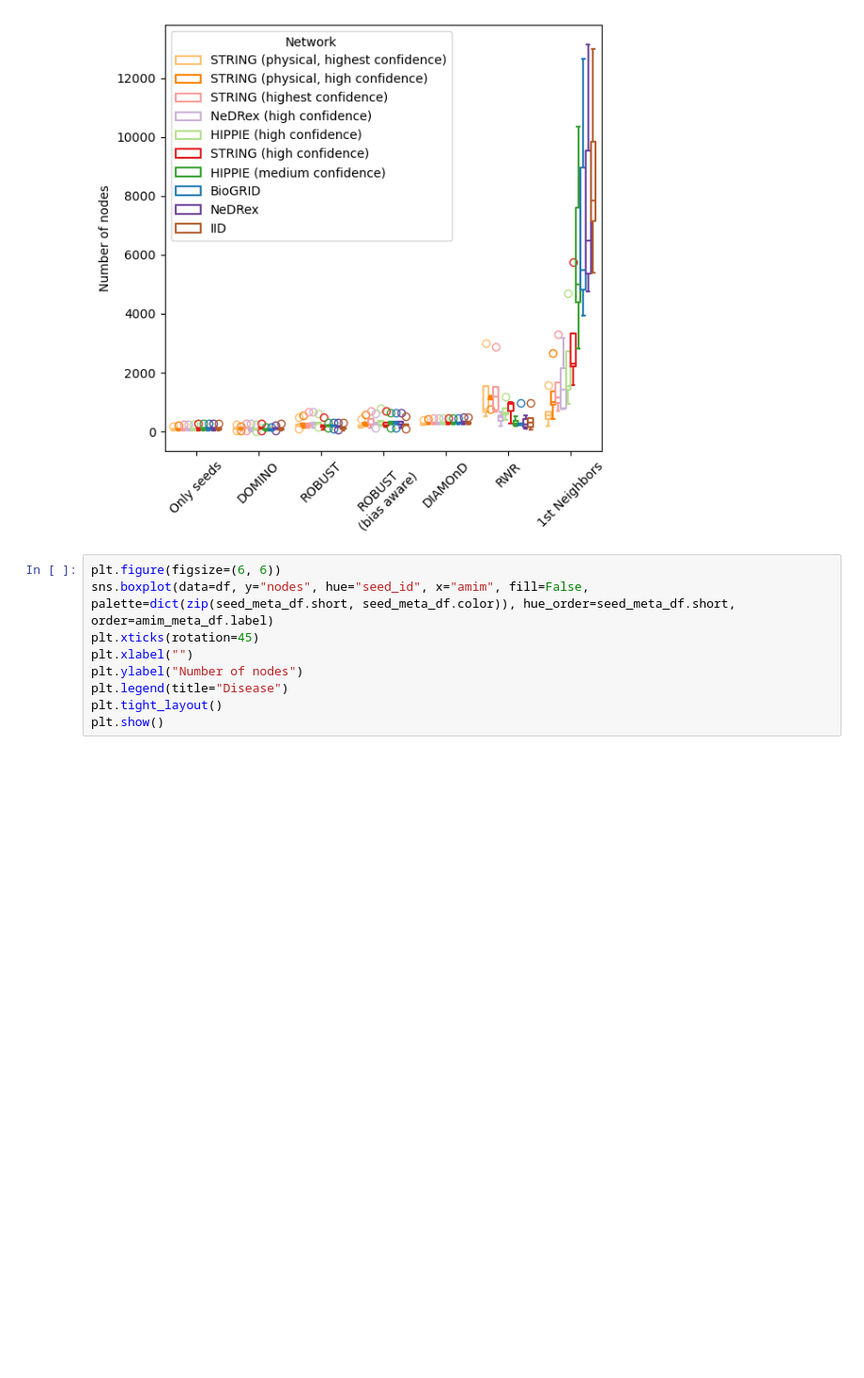
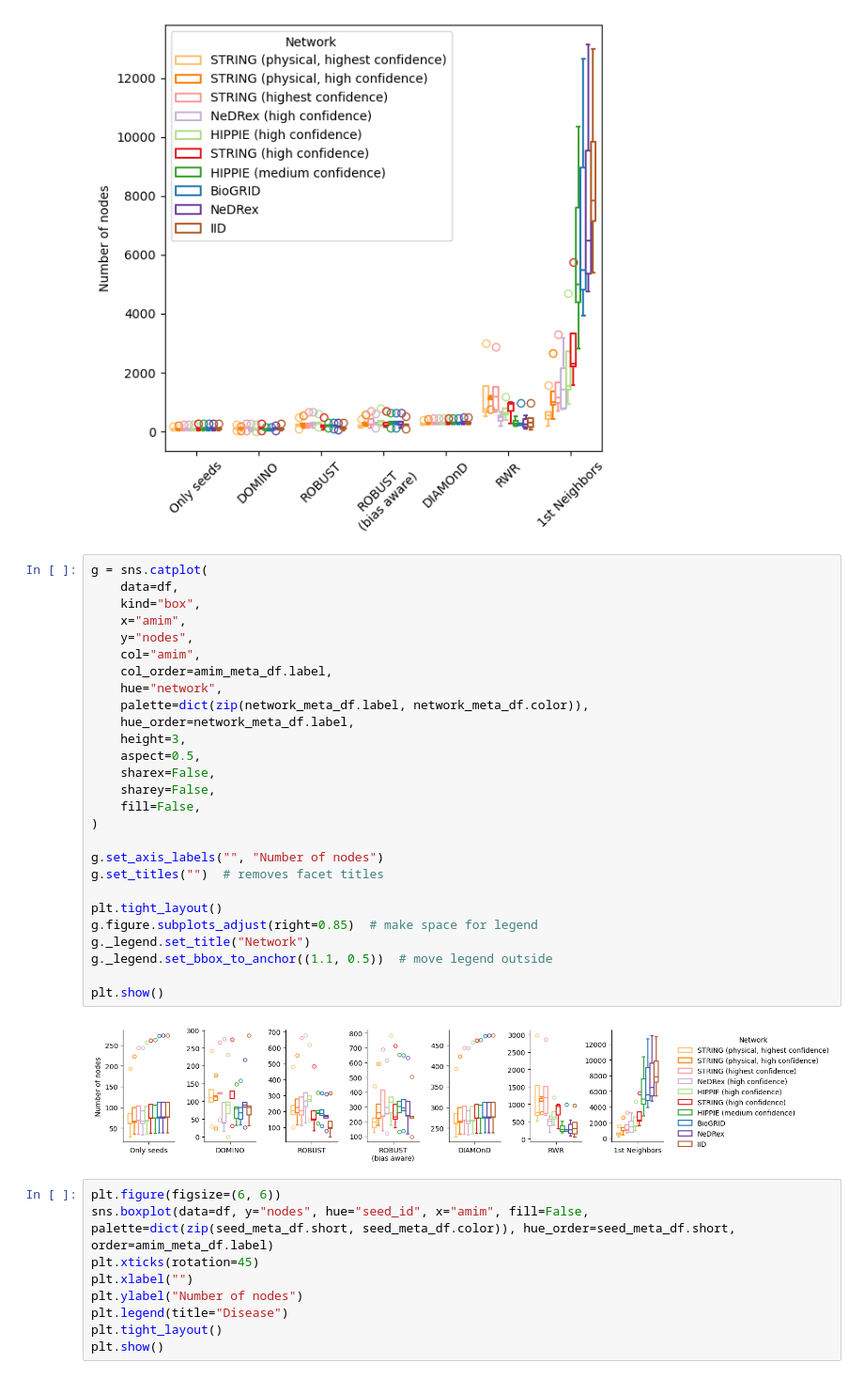
Before and after one commit to REPO4EU/modulediscovery_demonstration, a Jupyter notebook: src/04_visualize_module_topology.ipynb, the cells around one changed output. Shown at 94% size. Saved outputs shown, nothing was run; the diff lists cells and outputs as text; blank space fills up the shorter version.

```diff
--- a/src/04_visualize_module_topology.ipynb
+++ b/src/04_visualize_module_topology.ipynb
@@ -56,6 +107,35 @@ plt.tight_layout()
 plt.show()
 # %% [output]
 [figure]
+# %%
+g = sns.catplot(
+    data=df,
+    kind="box",
+    x="amim",
+    y="nodes",
+    col="amim",
+    col_order=amim_meta_df.label,
+    hue="network",
+    palette=dict(zip(network_meta_df.label, network_meta_df.color)),
+    hue_order=network_meta_df.label,
+    height=3,
+    aspect=0.5,
+    sharex=False,
+    sharey=False,
+    fill=False,
+)
+
+g.set_axis_labels("", "Number of nodes")
+g.set_titles("")  # removes facet titles
+
+plt.tight_layout()
+g.figure.subplots_adjust(right=0.85)  # make space for legend
+g._legend.set_title("Network")
+g._legend.set_bbox_to_anchor((1.1, 0.5))  # move legend outside
+
+plt.show()
+# %% [output]
+[figure, added]
 # %%
 plt.figure(figsize=(6, 6))
 sns.boxplot(data=df, y="nodes", hue="seed_id", x="amim", fill=False, palette=dict(zip(seed_meta_df.short, seed_meta_df.color)), hue_order=seed_meta_df.short, order=amim_meta_df.label)
```
Also changed, not shown: parts of 7 cells of this notebook, 2 other files.
